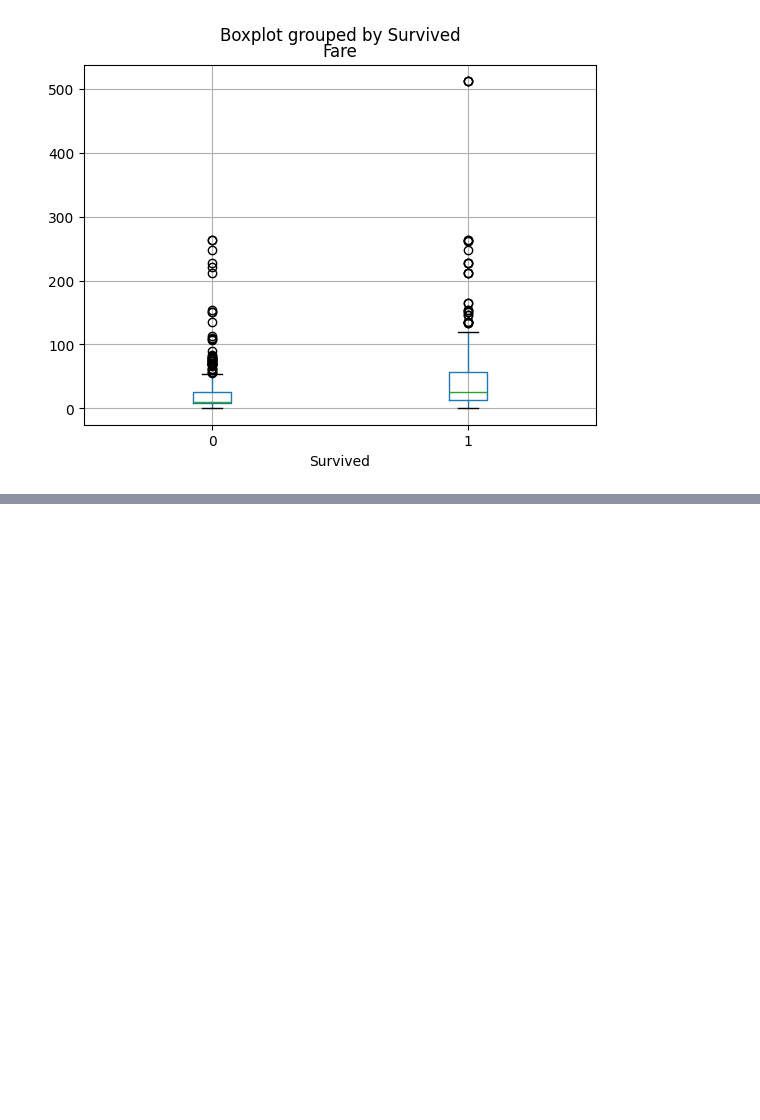
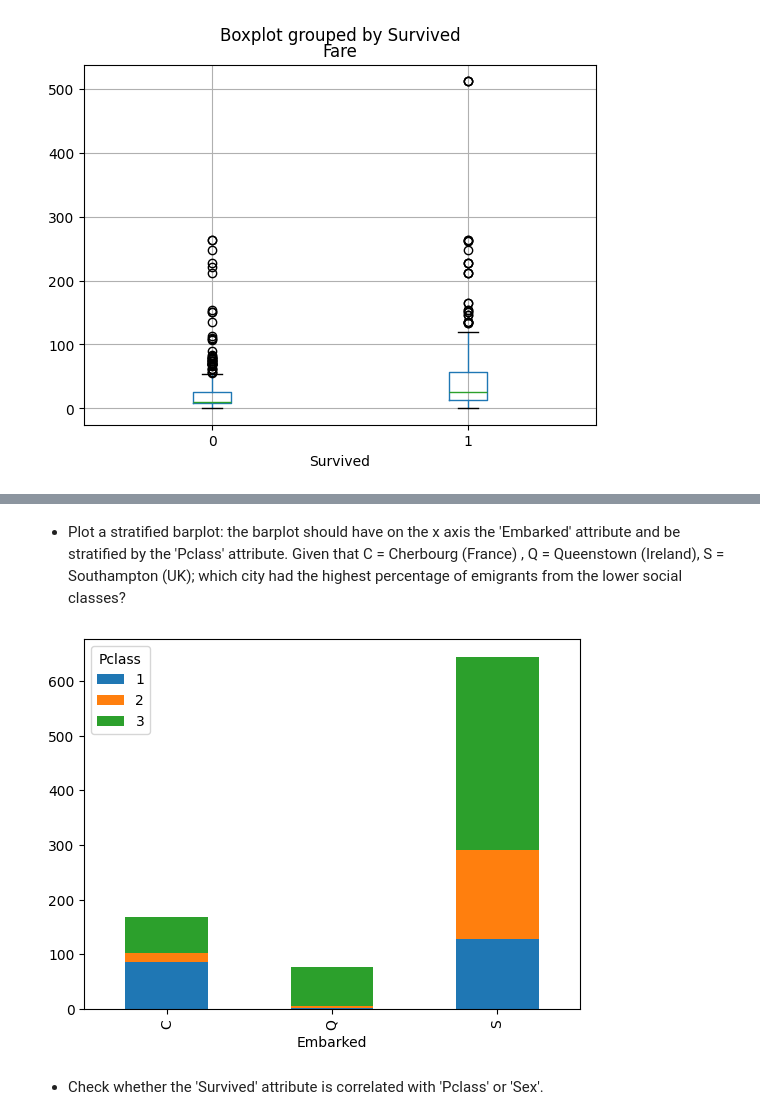
Before and after one commit to Manillin/Notes, a Jupyter notebook: masters/BigDataAnalytics/Lab/eda/EDA1_S.ipynb, the cells around one changed output, grey strips where cells are left out. Drawn from its saved outputs; the diff is of its cells as text; code cells hidden in the pictures; blank space fills up the shorter version.

```diff
--- a/masters/BigDataAnalytics/Lab/eda/EDA1_S.ipynb
+++ b/masters/BigDataAnalytics/Lab/eda/EDA1_S.ipynb
@@ -275,0 +308,10 @@ Number of quantiles: [0.         0.00319489 0.00638978 0.00958466 0.01277955 0.0
+# %% [markdown]
+* Plot a stratified barplot: the barplot should have on the x axis the 'Embarked' attribute and be stratified by the 'Pclass' attribute. Given that C = Cherbourg (France) , Q = Queenstown (Ireland), S = Southampton (UK); which city had the highest percentage of emigrants from the lower social classes?
+# %%
+crosstab_df = pd.crosstab(df['Embarked'],df['Pclass']).reset_index()
+crosstab_df.plot.bar(x='Embarked',stacked=True)
+plt.show()
+# %% [output]
+[figure, added]
+# %% [markdown]
+* Check whether  the 'Survived' attribute is correlated with 'Pclass' or 'Sex'.
```
Also changed, not shown: parts of 15 cells of this notebook.
